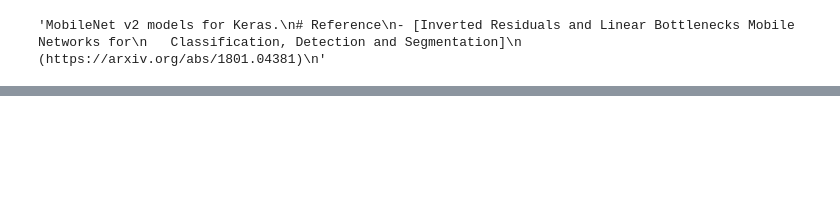
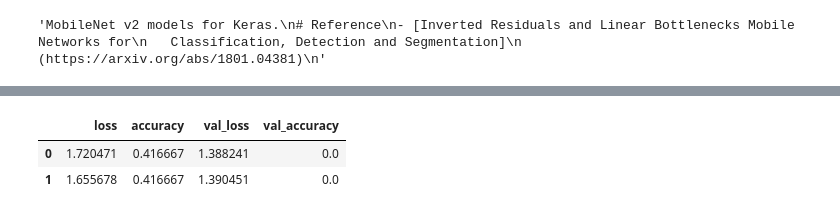
Before and after one commit to deepakjsagarwal/WC, a Jupyter notebook: Mobilenetv2.ipynb, the cells around one changed output, grey strips where cells are left out. Cells and saved outputs as stored; diff of their text form; code cells hidden in the pictures; blank space fills up the shorter version.

```diff
--- a/Mobilenetv2.ipynb
+++ b/Mobilenetv2.ipynb
@@ -23,9 +145,3 @@ def dataset_file_name():
-# %%
-DATASET_FILE_NAME = dataset_file_name()
-train_dataset = np.load(DATASET_FILE_NAME+"_train_dataset.npy")
-train_dataset_label = np.load(DATASET_FILE_NAME+"_train_dataset_label.npy")
-test_dataset = np.load(DATASET_FILE_NAME+"_test_dataset.npy")
-test_dataset_label = np.load(DATASET_FILE_NAME+"_test_dataset_label.npy")
 # %%
 """MobileNet v2 models for Keras.
 # Reference
@@ -257,0 +376,6 @@ model.evaluate(test_dataset,test_dataset_label)
+# %%
+history_dataframe
+# %% [output]
+|  | loss | accuracy | val_loss | val_accuracy |
+| 0 | 1.720471 | 0.416667 | 1.388241 | 0.0 |
+| 1 | 1.655678 | 0.416667 | 1.390451 | 0.0 |
```
Also changed, not shown: parts of 33 cells of this notebook.
